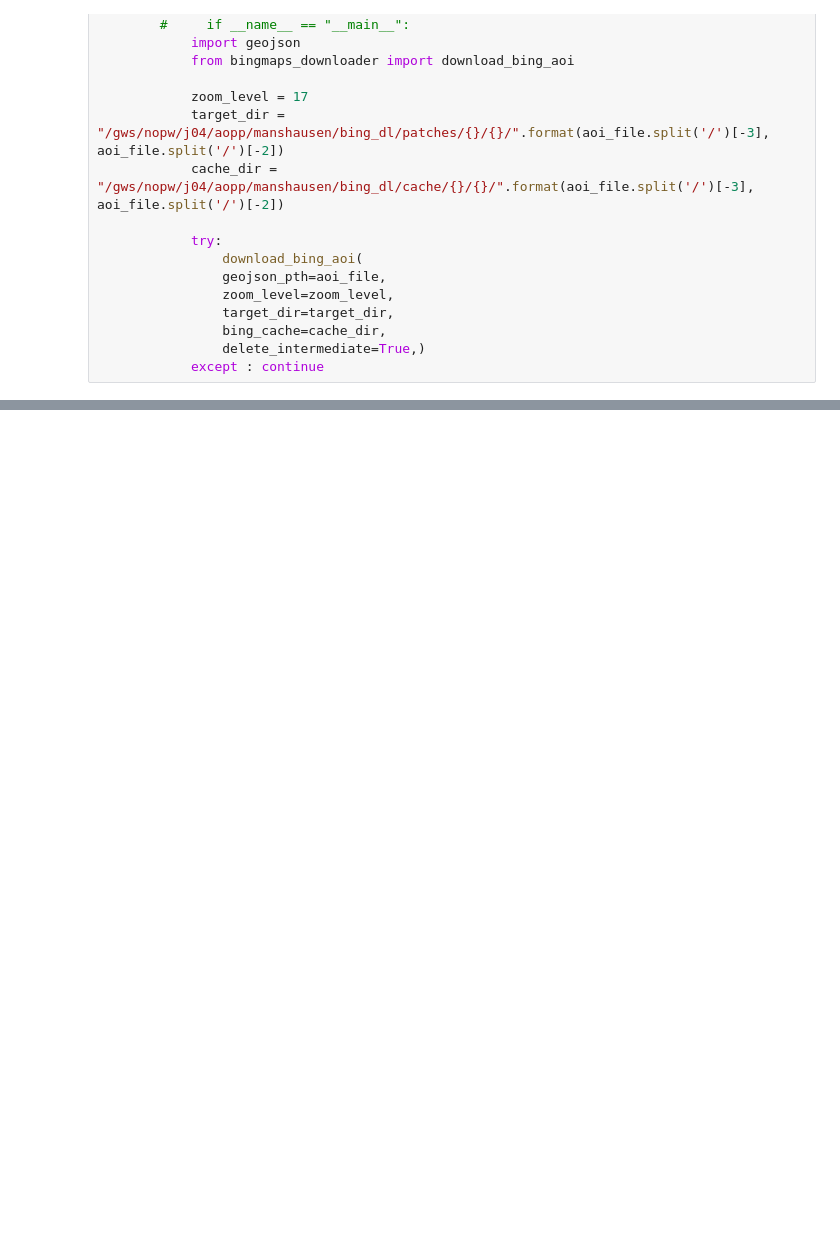
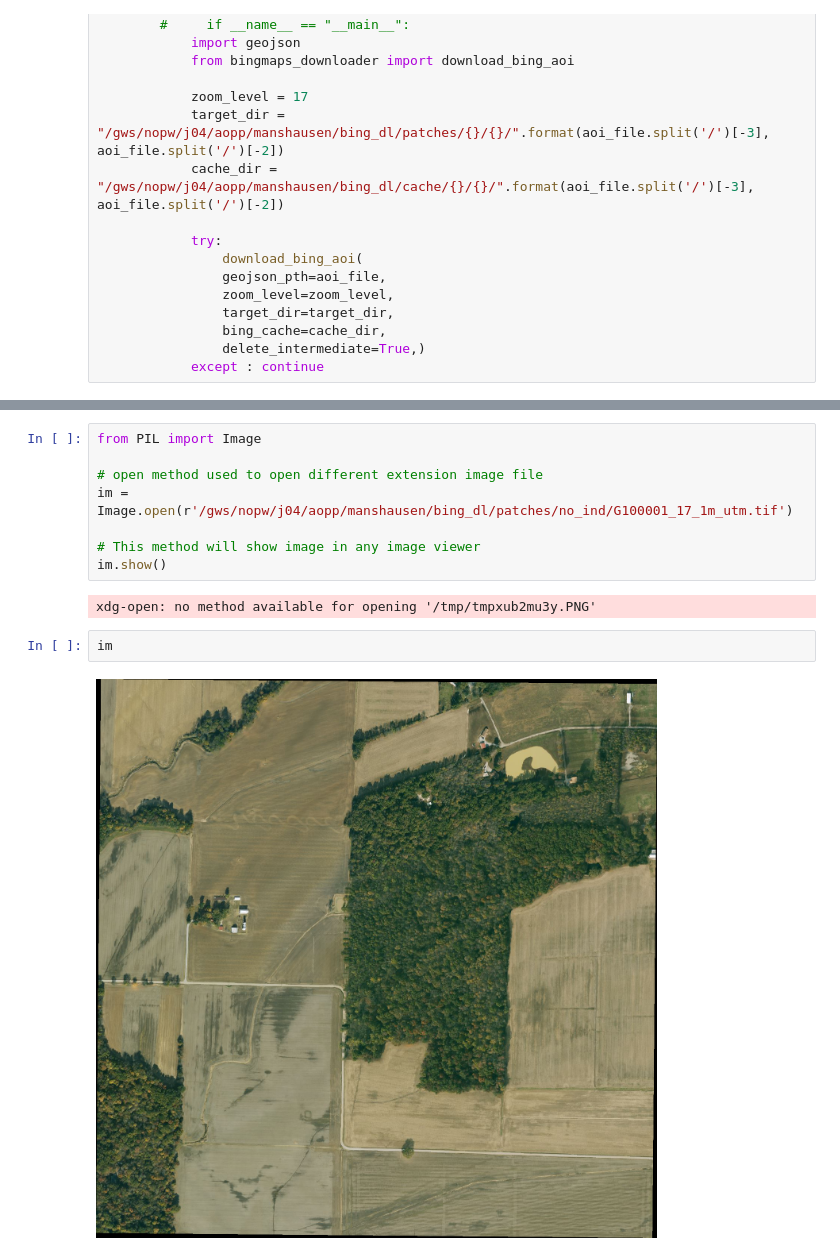
Before and after one commit to ManshaP/sentinel_industry, a Jupyter notebook: bingmaps/download_bing.ipynb, the cells around one changed output, grey strips where cells are left out. Saved outputs shown, nothing was run; the diff lists cells and outputs as text; blank space fills up the shorter version.

Commit message:
closer look dl bing

```diff
--- a/bingmaps/download_bing.ipynb
+++ b/bingmaps/download_bing.ipynb
@@ -114,0 +163,14 @@ with io.capture_output() as captured:
+# %%
+from PIL import Image
+
+# open method used to open different extension image file
+im = Image.open(r'/gws/nopw/j04/aopp/manshausen/bing_dl/patches/no_ind/G100001_17_1m_utm.tif')
+
+# This method will show image in any image viewer
+im.show()
+# %% [output]
+xdg-open: no method available for opening '/tmp/tmpxub2mu3y.PNG'
+# %%
+im
+# %% [output]
+[figure, added]
```
Also changed, not shown: parts of 6 cells of this notebook, 10 other files.
